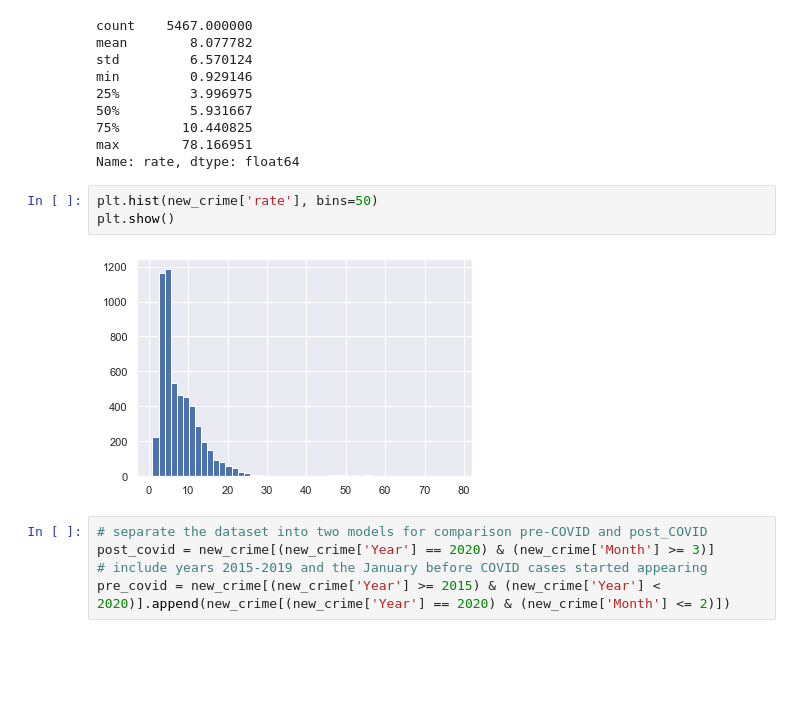
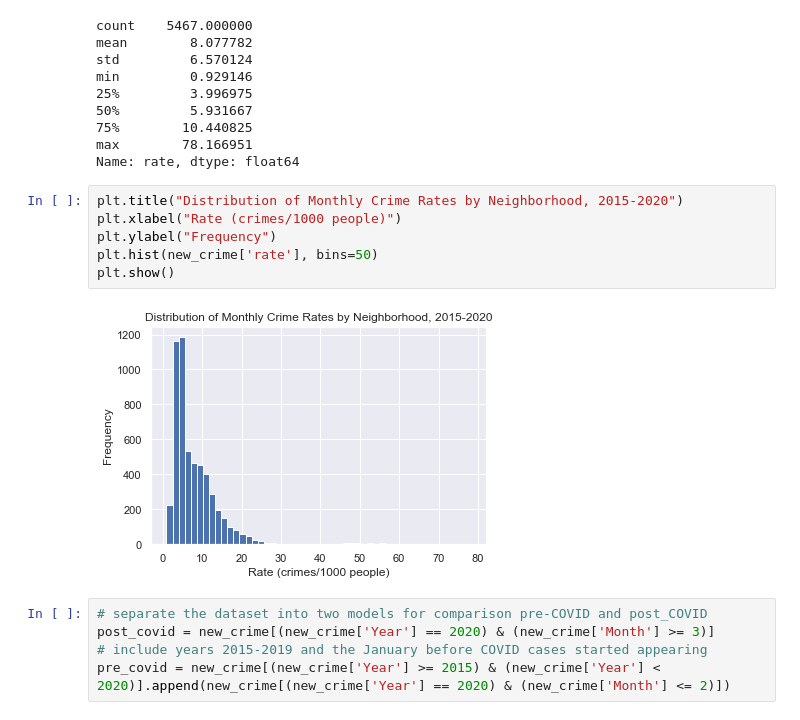
Before and after one commit to a-matai/datasiensgrup, a Jupyter notebook: src/linear_regression.ipynb, the cells around one changed output. Drawn from its saved outputs; the diff is of its cells as text; blank space fills up the shorter version.

```diff
--- a/src/linear_regression.ipynb
+++ b/src/linear_regression.ipynb
@@ -270,11 +237,14 @@ min         0.929146
 75%        10.440825
 max        78.166951
 Name: rate, dtype: float64
-# %%
-plt.hist(new_crime['rate'], bins=50)
-plt.show()
-# %% [output]
-[figure, removed]
+# %%
+plt.title("Distribution of Monthly Crime Rates by Neighborhood, 2015-2020")
+plt.xlabel("Rate (crimes/1000 people)")
+plt.ylabel("Frequency")
+plt.hist(new_crime['rate'], bins=50)
+plt.show()
+# %% [output]
+[figure, added]
 # %%
 # separate the dataset into two models for comparison pre-COVID and post_COVID
 post_covid = new_crime[(new_crime['Year'] == 2020) & (new_crime['Month'] >= 3)]
```
Also changed, not shown: parts of 7 cells of this notebook.
